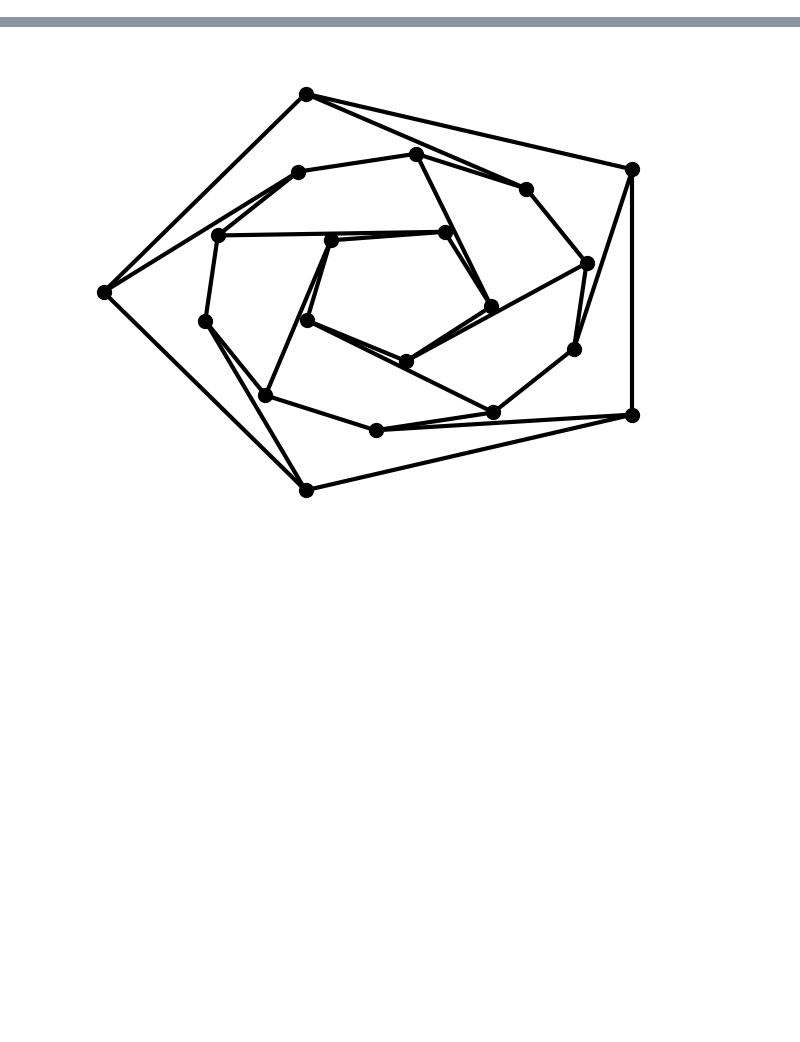
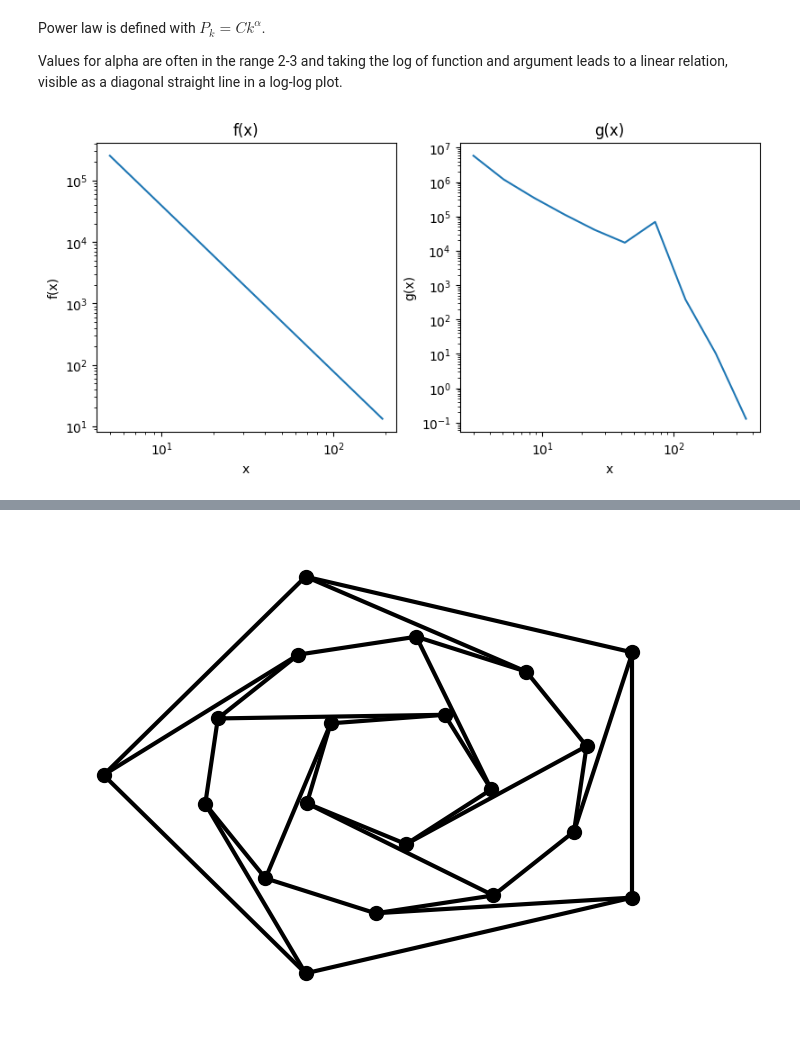
Before and after one commit to flupppi/networks, a Jupyter notebook: nbs/05_network_analysis.ipynb, the cells around one changed output, grey strips where cells are left out. Saved outputs shown, nothing was run; the diff lists cells and outputs as text; code cells hidden in the pictures; blank space fills up the shorter version.

```diff
--- a/nbs/05_network_analysis.ipynb
+++ b/nbs/05_network_analysis.ipynb
@@ -28,0 +80,26 @@ red = nx.random_lobster(100, 0.9, 0.9)
+# %% [markdown]
+Power law is defined with $P_k = Ck^\alpha$.
+
+
+
+Values for alpha are often in the range 2-3 and taking the log of function and argument leads to a linear relation, visible as a diagonal straight line in a log-log plot.
+# %%
+#|code-fold: true
+fig, (ax1, ax2) = plt.subplots(1, 2, layout='constrained', figsize = (8, 8/2))
+# log-log plot of f(x)
+ax1.set_xlabel("x")
+ax1.set_xscale('log')
+ax1.set_ylabel("f(x)")
+ax1.set_yscale('log')
+ax1.set_title("f(x)")
+ax1.plot(x1, y1)
+# log-log plot of g(x)
+ax2.set_xlabel("x")
+ax2.set_xscale('log')
+ax2.set_ylabel("g(x)")
+ax2.set_yscale('log')
+ax2.set_title("g(x)")
+ax2.plot(x2, y2)
+plt.show()
+# %% [output]
+[figure, added]
```
Also changed, not shown: parts of 46 cells of this notebook, 2 other files.
